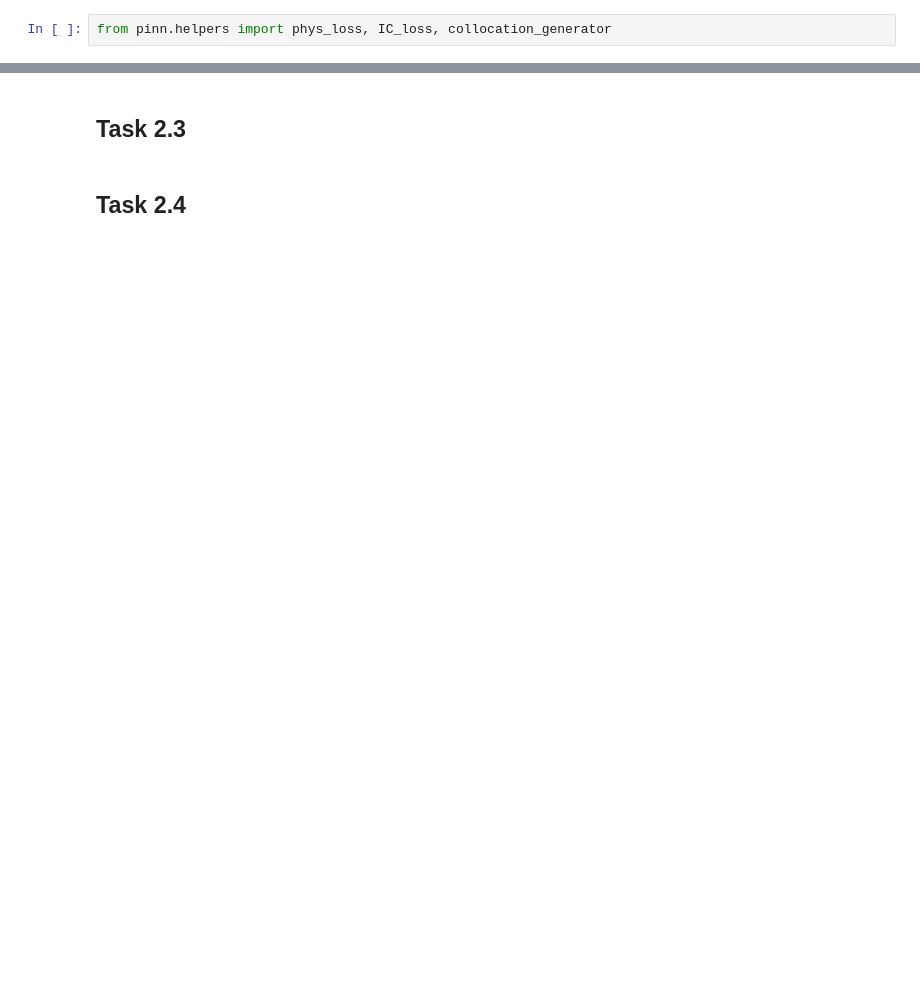
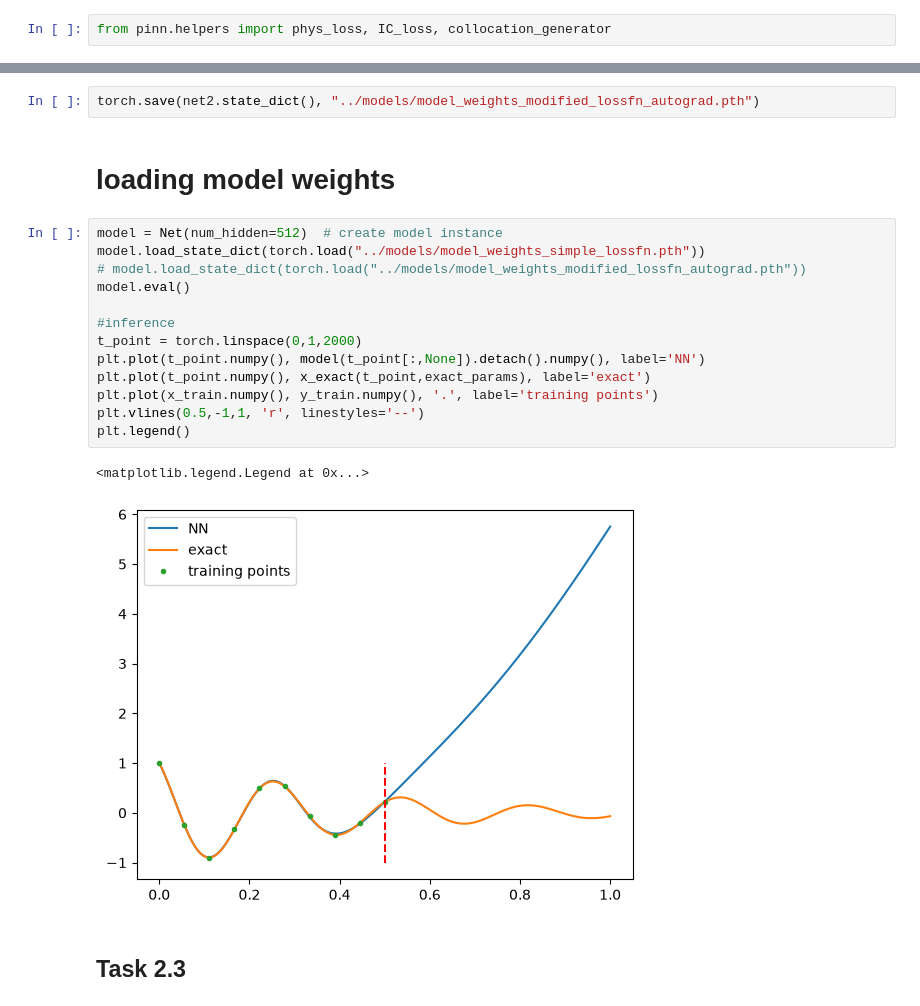
Before and after one commit to NiklasFrandsen/DTUDeepLearning, a Jupyter notebook: notebooks/project_nb.ipynb, the cells around one changed output, grey strips where cells are left out. Drawn from its saved outputs; the diff is of its cells as text; blank space fills up the shorter version.

```diff
--- a/notebooks/project_nb.ipynb
+++ b/notebooks/project_nb.ipynb
@@ -188,4 +199,22 @@ plt.legend()
+# %%
+torch.save(net2.state_dict(), "../models/model_weights_modified_lossfn_autograd.pth")
+# %% [markdown]
+# loading model weights
+# %%
+model = Net(num_hidden=512)  # create model instance
+model.load_state_dict(torch.load("../models/model_weights_simple_lossfn.pth"))
+# model.load_state_dict(torch.load("../models/model_weights_modified_lossfn_autograd.pth"))
+model.eval()
+
+#inference
+t_point = torch.linspace(0,1,2000)
+plt.plot(t_point.numpy(), model(t_point[:,None]).detach().numpy(), label='NN')
+plt.plot(t_point.numpy(), x_exact(t_point,exact_params), label='exact')
+plt.plot(x_train.numpy(), y_train.numpy(), '.', label='training points')
+plt.vlines(0.5,-1,1, 'r', linestyles='--')
+plt.legend()
+# %% [output]
+<matplotlib.legend.Legend at 0x...>
+[figure, added]
 # %% [markdown]
 ## Task 2.3
-# %% [markdown]
-## Task 2.4
```
Also changed, not shown: parts of 9 cells of this notebook, 2 other files.
